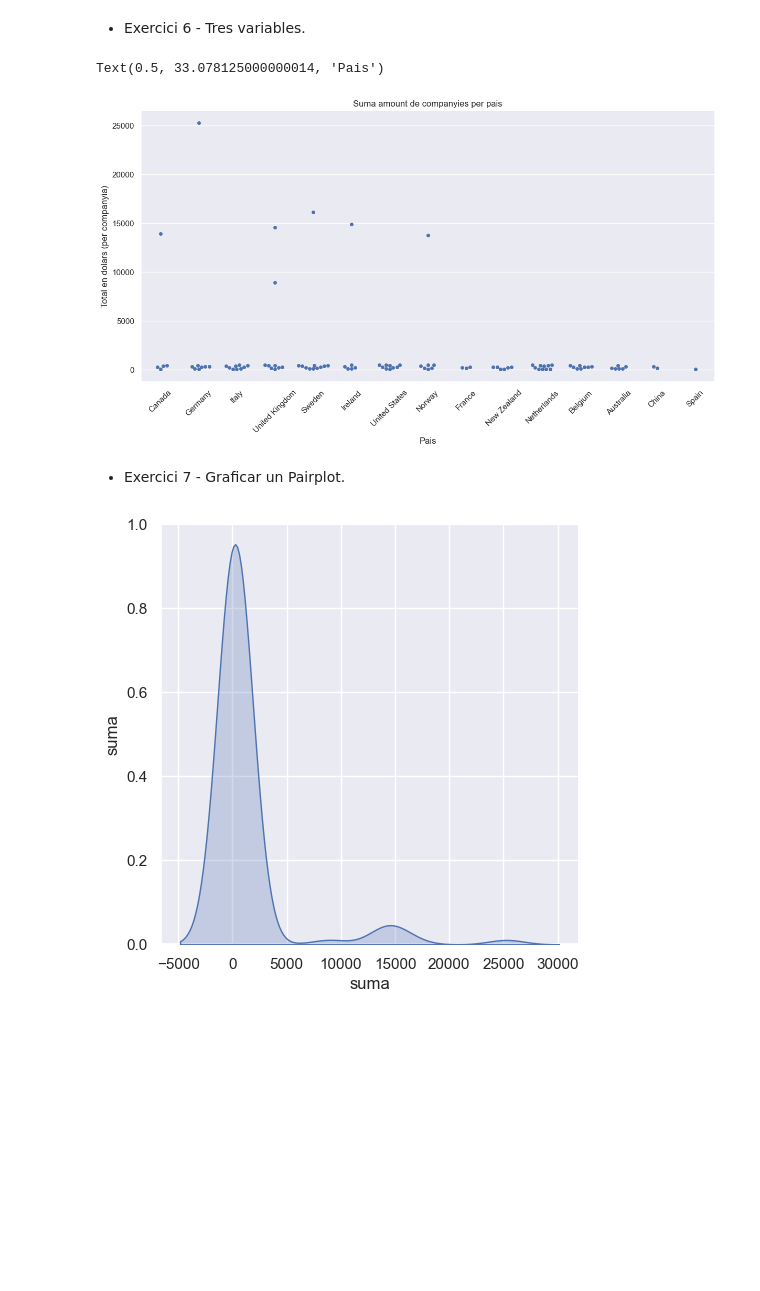
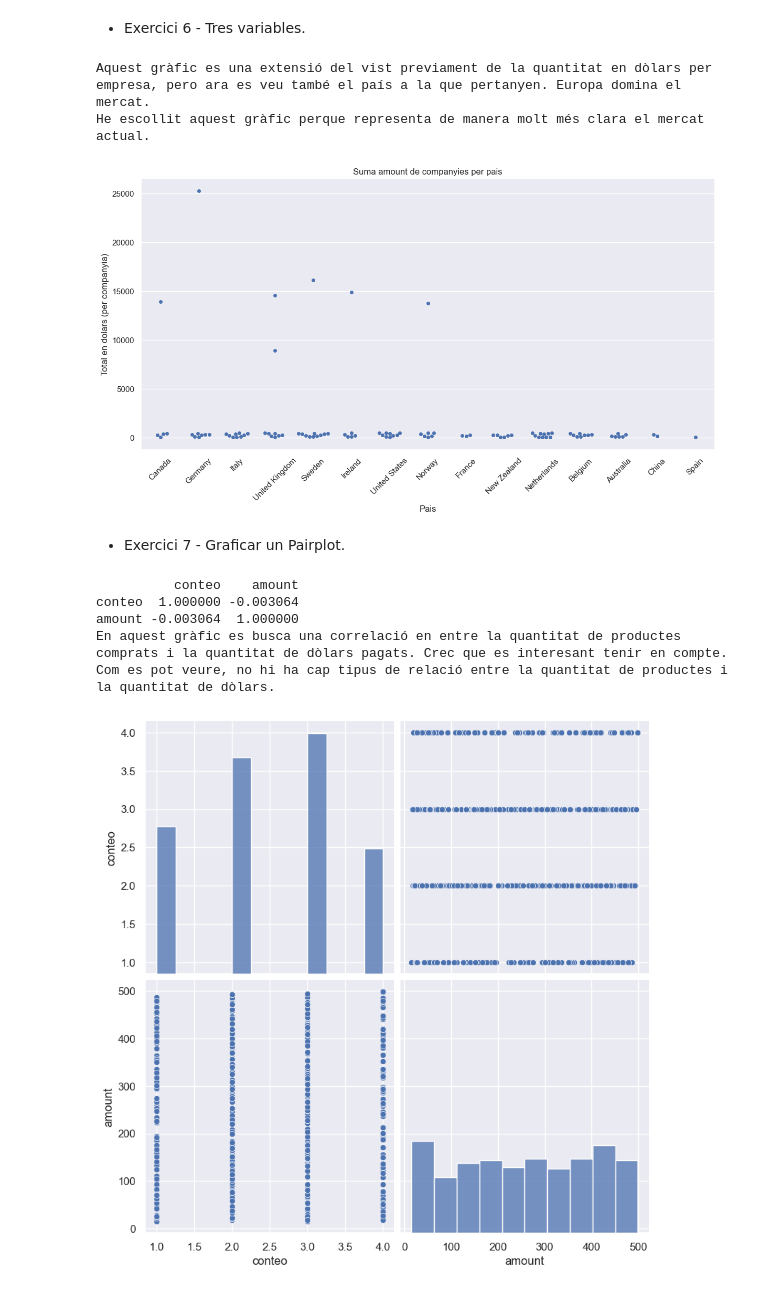
Before and after one commit to SrBiscuits/ItAcademy, a Jupyter notebook: Sprint8.ipynb, the cells around one changed output. Saved outputs shown, nothing was run; the diff lists cells and outputs as text; code cells hidden in the pictures; blank space fills up the shorter version.

```diff
--- a/Sprint8.ipynb
+++ b/Sprint8.ipynb
@@ -111,3 +117,19 @@ seab.barplot(data=df, x='company_id',y='suma',order=order)
 [figure]
 # %% [markdown]
 - Exercici 5 - Dues variables categòriques.
+# %%
+query="""
+SELECT users.country as userCountry, companies.country as companyCountry
+FROM users
+JOIN transaction on users.id=user_id
+JOIN companies on company_id = business_id
+WHERE declined=0
+"""
+seab.set_theme()
+df = pd.read_sql(query, conn)
+
+plt.figure(figsize=(15, 6))
+seab.countplot(data=df, x='userCountry', hue='companyCountry')
+
+print("Amb aquest gràfic es pot apreciar cuants usuaris hi ha per pais y a quina compañia pertanyen. Es pot veure que en el regne unit hi han pocs i tenen 2 companyies, mentres que" \
+"\nen Canada está la majoría. Aquest gràfic ilustra molt be el que es vol saber. Serveix er coneixer el teu mercat.")
@@ -129,22 +155,37 @@ g.set_xticklabels(rotation=45)
 plt.title('Suma amount de companyies per pais')
 plt.ylabel("Total en dolars (per companyia)")
 plt.xlabel("Pais")
+
+print("Aquest gràfic es una extensió del vist previament de la quantitat en dòlars per empresa, pero ara es veu també el país a la que pertanyen. Europa domina el mercat." \
+"\nHe escollit aquest gràfic perque representa de manera molt més clara el mercat actual.")
 # %% [output]
-Text(0.5, 33.078125000000014, 'Pais')
+Aquest gràfic es una extensió del vist previament de la quantitat en dòlars per empresa, pero ara es veu també el país a la que pertanyen. Europa domina el mercat.
+He escollit aquest gràfic perque representa de manera molt més clara el mercat actual.
 [figure]
 # %% [markdown]
 - Exercici 7 - Graficar un Pairplot.
 # %%
 query="""
-SELECT company_id, country, sum(amount) as suma
-FROM companies
-JOIN transaction on company_id = business_id
+SELECT count(product_id) as conteo , amount, transaction_id
+FROM transaction
+JOIN transactions_products on transaction_id = transaction.id
+JOIN products on products.id = product_id
+JOIN companies on company_id=business_id
 WHERE declined=0
-GROUP BY company_id, country
+group by transaction_id
 """
 seab.set_theme()
 df = pd.read_sql(query, conn)
 
-g=seab.pairplot(df,size=5,kind="kde")
+g=seab.pairplot(df,size=4)
+print(df.select_dtypes(include='number').corr())
+
+print("En aquest gràfic es busca una correlació en entre la quantitat de productes comprats i la quantitat de dòlars pagats. Crec que es interesant tenir en compte." \
+"\nCom es pot veure, no hi ha cap tipus de relació entre la quantitat de productes i la quantitat de dòlars.")
 # %% [output]
+          conteo    amount
+conteo  1.000000 -0.003064
+amount -0.003064  1.000000
+En aquest gràfic es busca una correlació en entre la quantitat de productes comprats i la quantitat de dòlars pagats. Crec que es interesant tenir en compte.
+Com es pot veure, no hi ha cap tipus de relació entre la quantitat de productes i la quantitat de dòlars.
-[figure, old version]
+[figure, new version]
```
Also changed, not shown: parts of 11 cells of this notebook.
